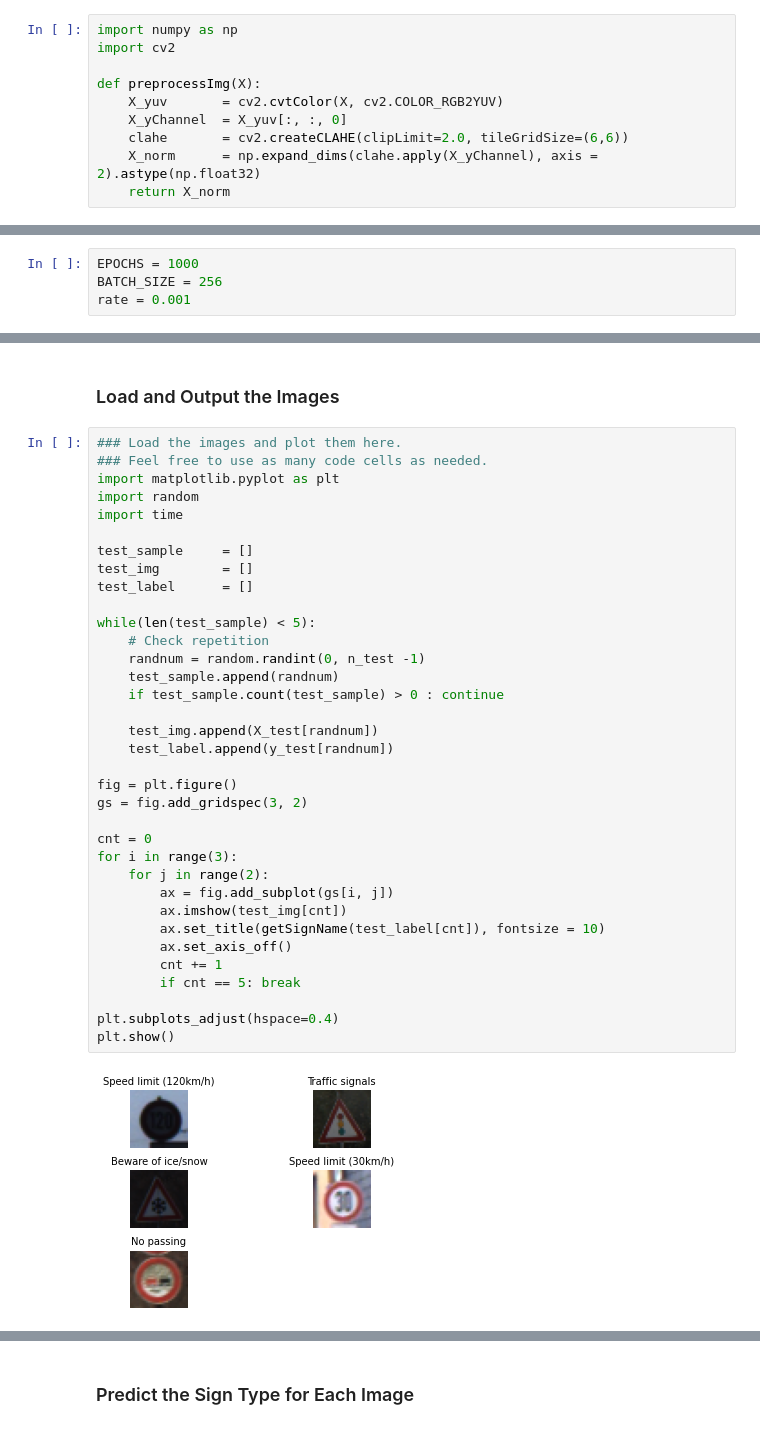
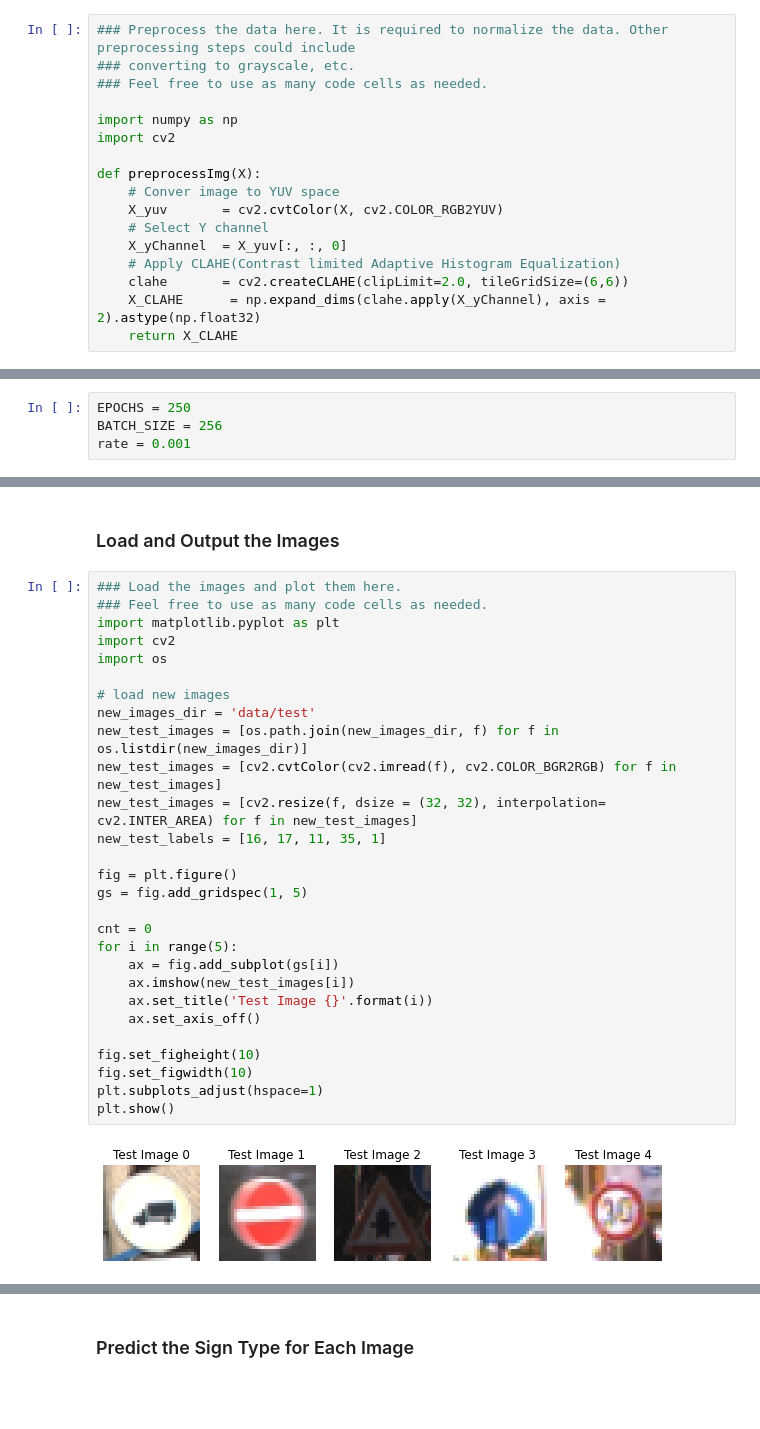
Before and after one commit to pjt9188/Udacity_SDC_Projects, a Jupyter notebook: Project3_TrafficSignClassifier/Traffic_Sign_Classifier.ipynb, the cells around one changed output, grey strips where cells are left out. Saved outputs shown, nothing was run; the diff lists cells and outputs as text; blank space fills up the shorter version.

```diff
--- a/Project3_TrafficSignClassifier/Traffic_Sign_Classifier.ipynb
+++ b/Project3_TrafficSignClassifier/Traffic_Sign_Classifier.ipynb
@@ -252,15 +252,22 @@ Other pre-processing steps are optional. You can try different techniques to see
 
 Use the code cell (or multiple code cells, if necessary) to implement the first step of your project.
 # %%
+### Preprocess the data here. It is required to normalize the data. Other preprocessing steps could include
+### converting to grayscale, etc.
+### Feel free to use as many code cells as needed.
+
 import numpy as np
 import cv2
 
 def preprocessImg(X):
+    # Conver image to YUV space
     X_yuv       = cv2.cvtColor(X, cv2.COLOR_RGB2YUV)
+    # Select Y channel
     X_yChannel  = X_yuv[:, :, 0]
+    # Apply CLAHE(Contrast limited Adaptive Histogram Equalization)
     clahe       = cv2.createCLAHE(clipLimit=2.0, tileGridSize=(6,6))
-    X_norm      = np.expand_dims(clahe.apply(X_yChannel), axis = 2).astype(np.float32)
-    return X_norm
+    X_CLAHE      = np.expand_dims(clahe.apply(X_yChannel), axis = 2).astype(np.float32)
+    return X_CLAHE
 # %%
 import matplotlib.pyplot as plt
 
@@ -413,7 +398,7 @@ one_hot_y = tf.one_hot(y, n_classes)
 A validation set can be used to assess how well the model is performing. A low accuracy on the training and validation
 sets imply underfitting. A high accuracy on the training set but low accuracy on the validation set implies overfitting.
 # %%
-EPOCHS = 1000
+EPOCHS = 250
 BATCH_SIZE = 256
 rate = 0.001
 # %%
@@ -509,37 +514,30 @@ You may find `signnames.csv` useful as it contains mappings from the class id (i
 # %%
 ### Load the images and plot them here.
 ### Feel free to use as many code cells as needed.
 import matplotlib.pyplot as plt
-import random
-import time
+import cv2
+import os
 
-test_sample     = []
-test_img        = []
-test_label      = []
-
-while(len(test_sample) < 5):
-    # Check repetition
-    randnum = random.randint(0, n_test -1)
-    test_sample.append(randnum)
-    if test_sample.count(test_sample) > 0 : continue
-
-    test_img.append(X_test[randnum])
-    test_label.append(y_test[randnum])
+# load new images
+new_images_dir = 'data/test'
+new_test_images = [os.path.join(new_images_dir, f) for f in os.listdir(new_images_dir)]
+new_test_images = [cv2.cvtColor(cv2.imread(f), cv2.COLOR_BGR2RGB) for f in new_test_images]
+new_test_images = [cv2.resize(f, dsize = (32, 32), interpolation= cv2.INTER_AREA) for f in new_test_images]
+new_test_labels = [16, 17, 11, 35, 1]
 
 fig = plt.figure()
-gs = fig.add_gridspec(3, 2)
+gs = fig.add_gridspec(1, 5)
 
 cnt = 0
-for i in range(3):
-    for j in range(2):
-        ax = fig.add_subplot(gs[i, j])
-        ax.imshow(test_img[cnt])
-        ax.set_title(getSignName(test_label[cnt]), fontsize = 10)
-        ax.set_axis_off()
-        cnt += 1
-        if cnt == 5: break
+for i in range(5):
+    ax = fig.add_subplot(gs[i])
+    ax.imshow(new_test_images[i])
+    ax.set_title('Test Image {}'.format(i))
+    ax.set_axis_off()
 
-plt.subplots_adjust(hspace=0.4)
+fig.set_figheight(10)
+fig.set_figwidth(10)
+plt.subplots_adjust(hspace=1)
 plt.show()
 # %% [output]
-[figure, old version]
+[figure, new version]
```
Also changed, not shown: parts of 16 cells of this notebook, 3 other files.
